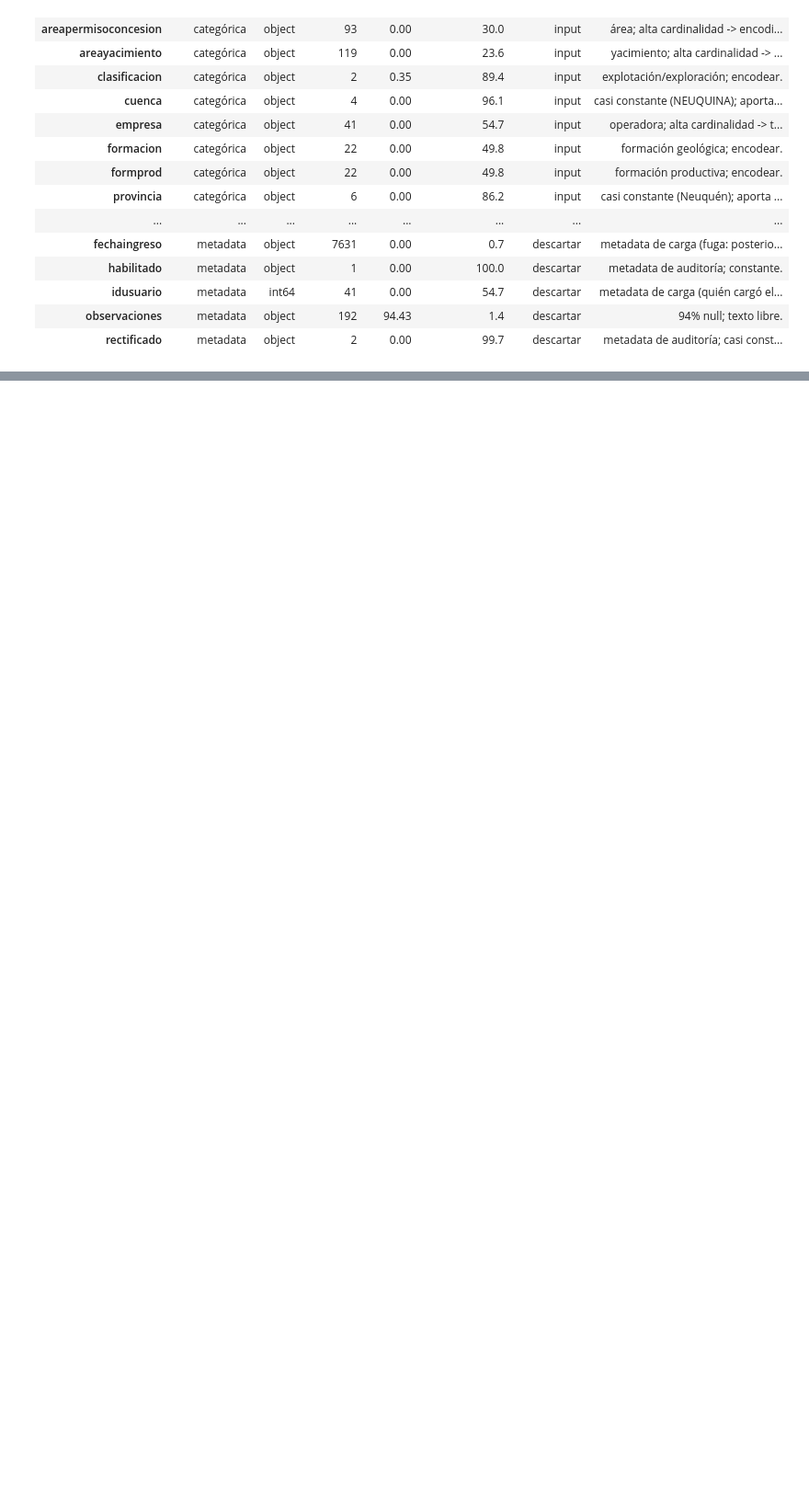
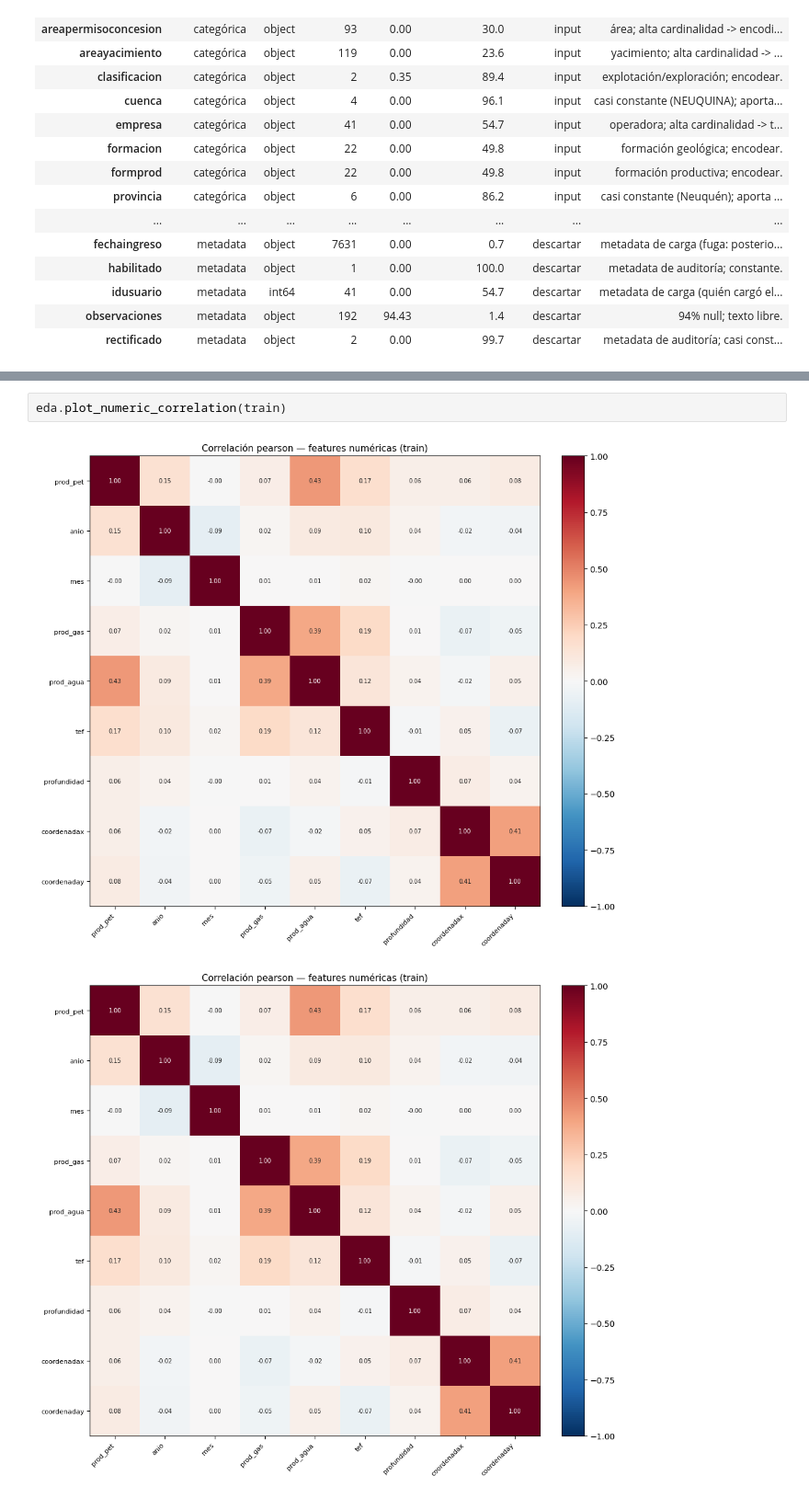
Before and after one commit to tommycass/oil-production-forecasting-platform, a Jupyter notebook: notebooks/03_feature_engineering.ipynb, the cells around one changed output, grey strips where cells are left out. Shown at 92% size. Saved outputs shown, nothing was run; the diff lists cells and outputs as text; blank space fills up the shorter version.

```diff
--- a/notebooks/03_feature_engineering.ipynb
+++ b/notebooks/03_feature_engineering.ipynb
@@ -250,0 +261,5 @@ Esto es una **lista de candidatas, no la lista final**: el recorte fino (qué en
+# %%
+eda.plot_numeric_correlation(train)
+# %% [output]
+[figure, added]
+[figure, added]
```
Also changed, not shown: parts of 16 cells of this notebook, 3 other files.
